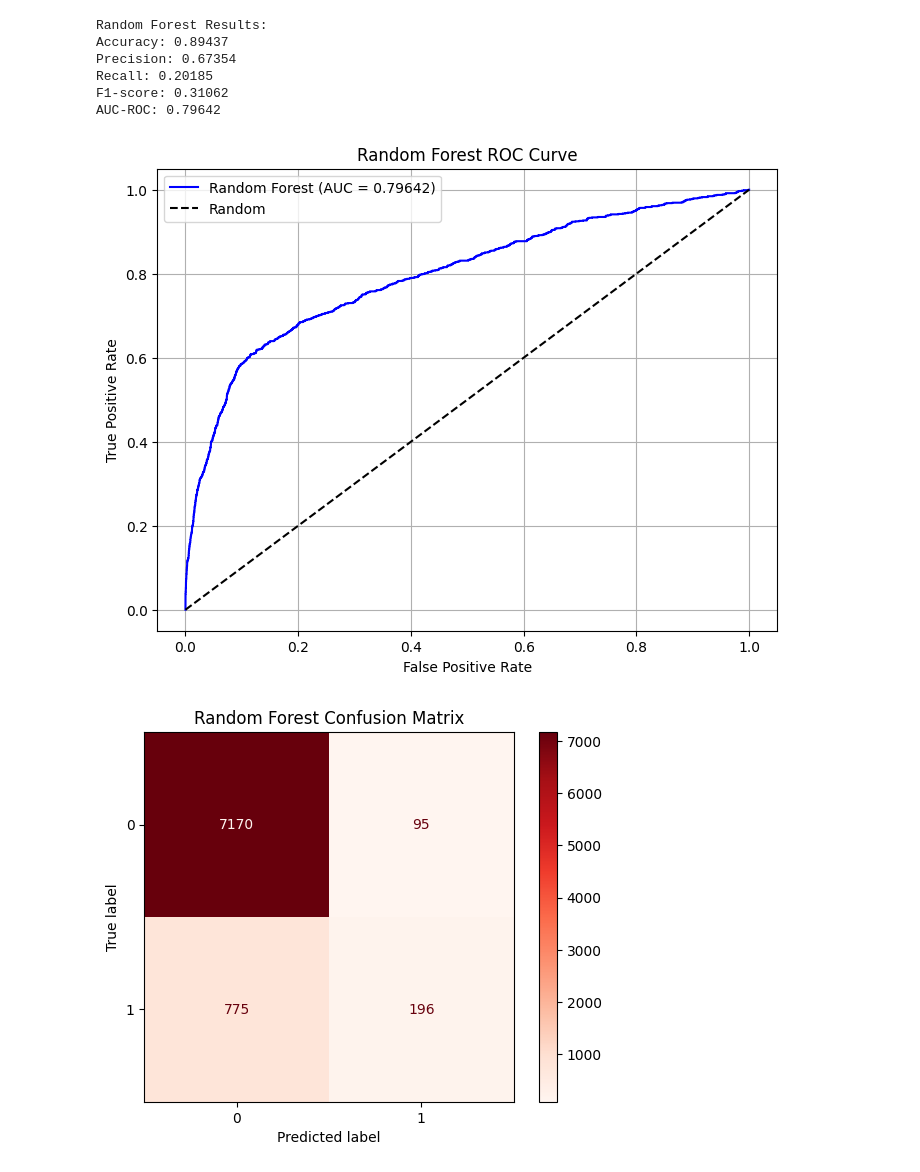
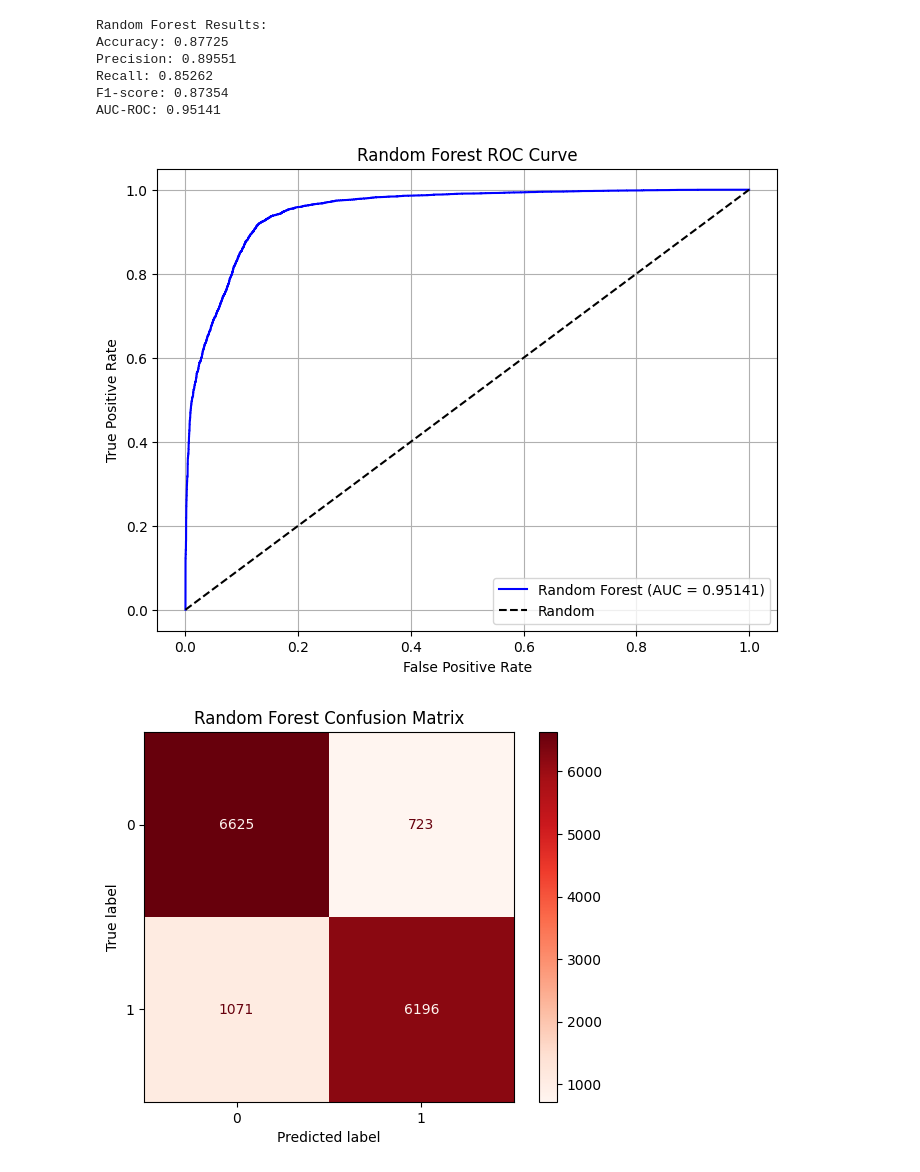
Before and after one commit to Senuth-Per/ML_Coursework_Banking_Systerm, a Jupyter notebook: Ml_CW.ipynb, the cells around one changed output. Drawn from its saved outputs; the diff is of its cells as text; code cells hidden in the pictures.

```diff
--- a/Ml_CW.ipynb
+++ b/Ml_CW.ipynb
@@ -208,11 +292,13 @@ from sklearn.ensemble import RandomForestClassifier
 def train_random_forest(X_train, y_train, X_test, y_test):
     # Initialize the Random Forest Classifier with specified hyperparameters
     rf_model = RandomForestClassifier(
-        n_estimators=100,  # Number of trees in the forest
-        max_depth=10,      # Maximum depth of each tree
-        min_samples_split=5,  # Minimum number of samples required to split an internal node
-        min_samples_leaf=2,    # Minimum number of samples required to be at a leaf node
-        random_state=42,       # Seed for reproducibility
+        n_estimators=200,  # Number of trees in the forest
+        max_depth=50,      # Maximum depth of each tree
+        min_samples_split=10,  # Minimum number of samples required to split an internal node
+        min_samples_leaf=5,    # Minimum number of samples required to be at a leaf node
+        random_state=42,      # Seed for reproducibility
+        max_features='log2',  # Number of features to consider for each split
+        class_weight='balanced',  # Balance class weights for imbalanced datasets
         n_jobs=-1              # Use all available cores for parallel processing
     )
 
@@ -228,37 +314,58 @@ def train_random_forest(X_train, y_train, X_test, y_test):
     # Evaluate the model using a predefined function and store metrics in a dictionary
     rf_metrics = evaluate_model(y_test, y_pred_rf, y_proba_rf)
 
     # ROC Curve Calculation
     fpr, tpr, _ = roc_curve(y_test, y_proba_rf)  # Calculate false positive rate and true positive rate for ROC curve
 
     # Plotting ROC Curve
     plt.figure(figsize=(8, 6))
     plt.plot(fpr, tpr, label=f"Random Forest (AUC = {rf_metrics['auc_roc']:.5f})", color='blue')
     plt.plot([0, 1], [0, 1], 'k--', label="Random")  # Plot diagonal line representing random guessing
     plt.title("Random Forest ROC Curve")
     plt.xlabel("False Positive Rate")
     plt.ylabel("True Positive Rate")
     plt.legend()
     plt.grid()
     plt.show()
 
     # Generate and plot confusion matrix for Random Forest model predictions
     cm_rf = confusion_matrix(y_test, y_pred_rf)  # Compute confusion matrix based on true and predicted labels
     disp_rf = ConfusionMatrixDisplay(confusion_matrix=cm_rf)  # Create a display object for confusion matrix visualization
     disp_rf.plot(cmap=plt.cm.Reds)
     plt.title("Random Forest Confusion Matrix")
     plt.show()
 
+    # Display Classification Report
+    print("\nClassification Report (Random Forest):")
+    print(classification_report(y_test, y_pred_rf))
+
+    # Training Accuracy
+    y_pred_train_rf = rf_model.predict(X_train)
+    train_accuracy = accuracy_score(y_train, y_pred_train_rf)
+    print(f"\nTraining Accuracy: {train_accuracy:.5f}")
+
+    # Testing Accuracy
+    test_accuracy = accuracy_score(y_test, y_pred_rf)
+    print(f"Testing Accuracy: {test_accuracy:.5f}")
+
+    # Plot Training vs Testing Accuracy Comparison
+    plt.figure(figsize=(6, 4))
+    plt.bar(['Training Accuracy', 'Testing Accuracy'], [train_accuracy, test_accuracy], color=['blue', 'green'])
+    plt.title('Training vs Testing Accuracy Comparison')
+    plt.ylim(0, 1)
+    plt.ylabel('Accuracy')
+    plt.show()
+
     return rf_metrics
 
 # Train and evaluate Random Forest model using training data and test data
 rf_metrics = train_random_forest(X_train, y_train, X_test, y_test)
 # %% [output]
 Random Forest Results:
-Accuracy: 0.89437
-Precision: 0.67354
-Recall: 0.20185
-F1-score: 0.31062
-AUC-ROC: 0.79642
+Accuracy: 0.87725
+Precision: 0.89551
+Recall: 0.85262
+F1-score: 0.87354
+AUC-ROC: 0.95141
-[figure, old version]
+[figure, new version]
-[figure, old version]
+[figure, new version]
```
Also changed, not shown: parts of 6 cells of this notebook.
